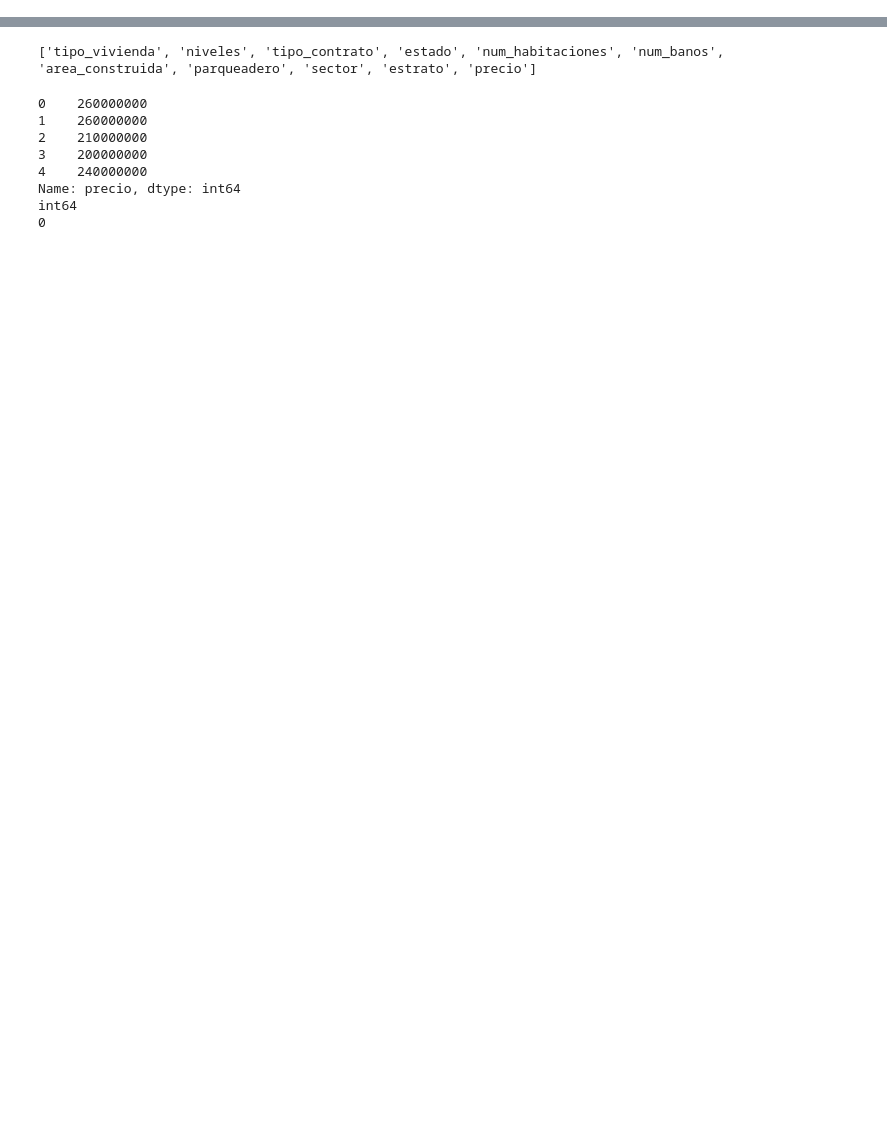
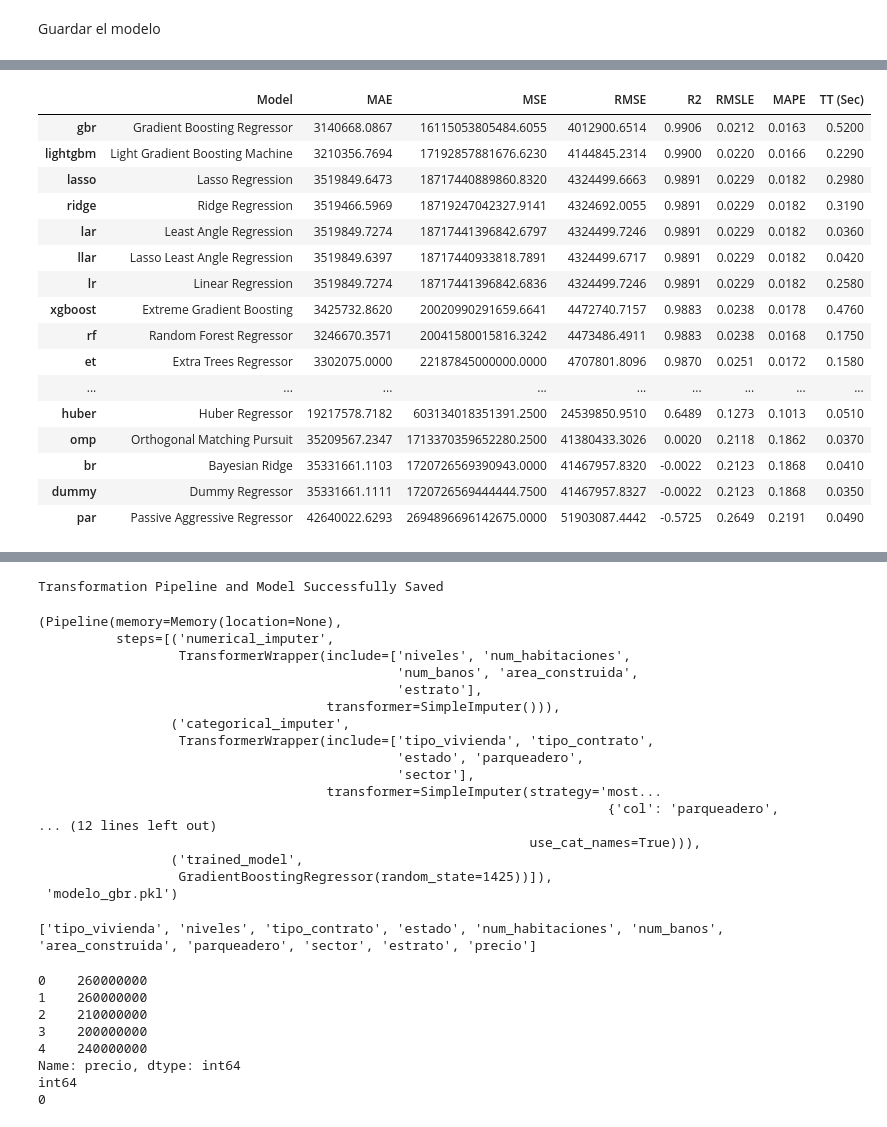
Before and after one commit to AlexHernande2/IA_proyecto, a Jupyter notebook: src/ia.ipynb, the cells around one changed output, grey strips where cells are left out. Cells and saved outputs as stored; diff of their text form; code cells hidden in the pictures; blank space fills up the shorter version.

```diff
--- a/src/ia.ipynb
+++ b/src/ia.ipynb
@@ -55,0 +40,8 @@ GradientBoostingRegressor(random_state=5759)
+# %% [markdown]
+Guardar el modelo
+# %%
+from pycaret.regression import save_model
+
+best_model = compare_models()
+save_model(best_model, 'modelo_gbr')
+# %% [output]
@@ -55,0 +49,17 @@ GradientBoostingRegressor(random_state=5759)
+|  | Model | MAE | MSE | RMSE | R2 | RMSLE | MAPE | TT (Sec) |
+| gbr | Gradient Boosting Regressor | 3140668.0867 | 16115053805484.6055 | 4012900.6514 | 0.9906 | 0.0212 | 0.0163 | 0.5200 |
+| lightgbm | Light Gradient Boosting Machine | 3210356.7694 | 17192857881676.6230 | 4144845.2314 | 0.9900 | 0.0220 | 0.0166 | 0.2290 |
+| lasso | Lasso Regression | 3519849.6473 | 18717440889860.8320 | 4324499.6663 | 0.9891 | 0.0229 | 0.0182 | 0.2980 |
+| ridge | Ridge Regression | 3519466.5969 | 18719247042327.9141 | 4324692.0055 | 0.9891 | 0.0229 | 0.0182 | 0.3190 |
+| lar | Least Angle Regression | 3519849.7274 | 18717441396842.6797 | 4324499.7246 | 0.9891 | 0.0229 | 0.0182 | 0.0360 |
+| llar | Lasso Least Angle Regression | 3519849.6397 | 18717440933818.7891 | 4324499.6717 | 0.9891 | 0.0229 | 0.0182 | 0.0420 |
+| lr | Linear Regression | 3519849.7274 | 18717441396842.6836 | 4324499.7246 | 0.9891 | 0.0229 | 0.0182 | 0.2580 |
+| xgboost | Extreme Gradient Boosting | 3425732.8620 | 20020990291659.6641 | 4472740.7157 | 0.9883 | 0.0238 | 0.0178 | 0.4760 |
+| rf | Random Forest Regressor | 3246670.3571 | 20041580015816.3242 | 4473486.4911 | 0.9883 | 0.0238 | 0.0168 | 0.1750 |
+| et | Extra Trees Regressor | 3302075.0000 | 22187845000000.0000 | 4707801.8096 | 0.9870 | 0.0251 | 0.0172 | 0.1580 |
+| ... | ... | ... | ... | ... | ... | ... | ... | ... |
+| huber | Huber Regressor | 19217578.7182 | 603134018351391.2500 | 24539850.9510 | 0.6489 | 0.1273 | 0.1013 | 0.0510 |
+| omp | Orthogonal Matching Pursuit | 35209567.2347 | 1713370359652280.2500 | 41380433.3026 | 0.0020 | 0.2118 | 0.1862 | 0.0370 |
+| br | Bayesian Ridge | 35331661.1103 | 1720726569390943.0000 | 41467957.8320 | -0.0022 | 0.2123 | 0.1868 | 0.0410 |
+| dummy | Dummy Regressor | 35331661.1111 | 1720726569444444.7500 | 41467957.8327 | -0.0022 | 0.2123 | 0.1868 | 0.0350 |
+| par | Passive Aggressive Regressor | 42640022.6293 | 2694896696142675.0000 | 51903087.4442 | -0.5725 | 0.2649 | 0.2191 | 0.0490 |
@@ -56,3 +67,21 @@ GradientBoostingRegressor(random_state=5759)
+Transformation Pipeline and Model Successfully Saved
+(Pipeline(memory=Memory(location=None),
+          steps=[('numerical_imputer',
+                  TransformerWrapper(include=['niveles', 'num_habitaciones',
+                                              'num_banos', 'area_construida',
+                                              'estrato'],
+                                     transformer=SimpleImputer())),
+                 ('categorical_imputer',
+                  TransformerWrapper(include=['tipo_vivienda', 'tipo_contrato',
+                                              'estado', 'parqueadero',
+                                              'sector'],
+                                     transformer=SimpleImputer(strategy='most...
+                                                                         {'col': 'parqueadero',
+... (12 lines left out)
+                                                               use_cat_names=True))),
+                 ('trained_model',
+                  GradientBoostingRegressor(random_state=1425))]),
+ 'modelo_gbr.pkl')
 # %%
 print(data.columns.tolist())
 # %% [output]
```
Also changed, not shown: parts of 3 cells of this notebook, 4 other files.
